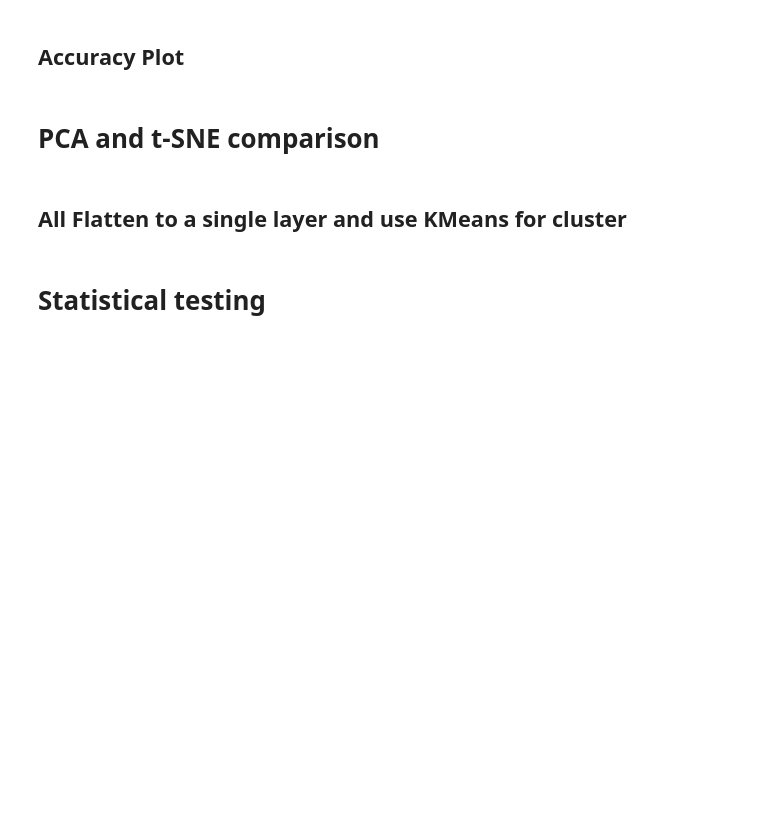
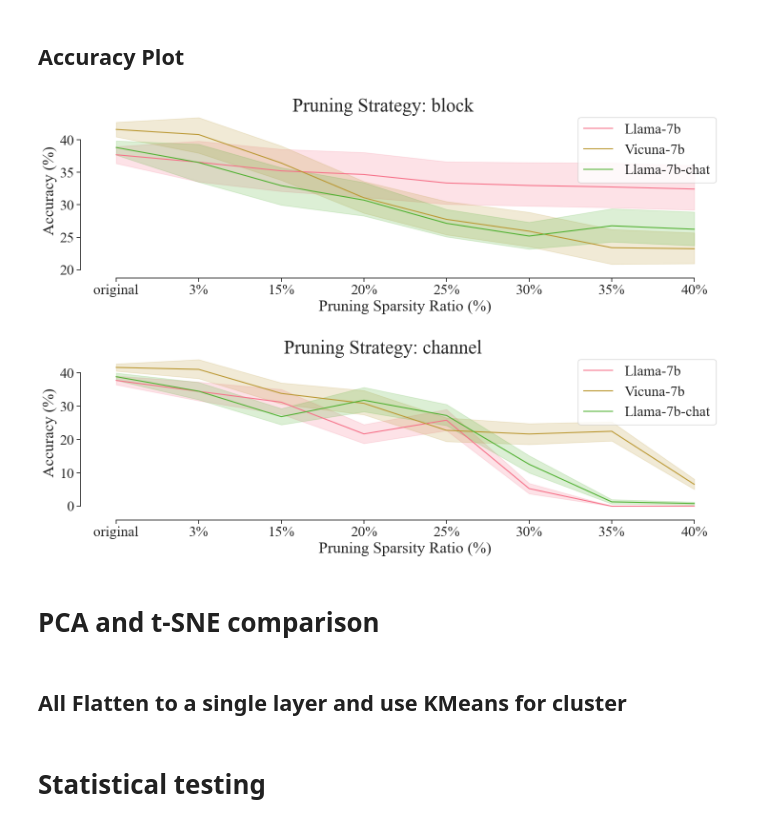
Before and after one commit to KBhandari11/LLMNeuron, a Jupyter notebook: getCommonDistribution.ipynb, the cells around one changed output. Saved outputs shown, nothing was run; the diff lists cells and outputs as text; code cells hidden in the pictures; blank space fills up the shorter version.

```diff
--- a/getCommonDistribution.ipynb
+++ b/getCommonDistribution.ipynb
@@ -127,7 +127,15 @@ community_dict = get_community_dict(dataset_list, dataset_community)
 # %%
 import pandas as pd
 import seaborn as sns
+from matplotlib import rc
 
+# Set font to Times New Roman
+rc('font', **{'family': 'serif', 'serif': ['Times New Roman'], 'size': 30})
+rc('text', usetex=False)
+import matplotlib as mpl
+mpl.rcParams['font.family'] = 'serif'
+mpl.rcParams['font.serif'] = ['Times New Roman']
+sns.set(font="'Times New Roman'")
 def plot_accuracy(distribution_list,original_distribution_list,models_list,pruner_style="block", ratio_list=["15"]):
     data = {"Accuracy":[] ,"model":[], "ratio":[]}
     data["Accuracy"] = []
@@ -155,7 +163,7 @@ def plot_accuracy(distribution_list,original_distribution_list,models_list,prune
     data = pd.DataFrame.from_dict(data)
     plt.figure(figsize=(15,5))
     #sns.set_theme(style="ticks", palette="pastel")
-    sns.set_theme(style="ticks", palette="husl")
+    sns.set_theme(style="ticks", palette="husl",font='Times New Roman',font_scale=2,color_codes='b')
     #sns.boxplot(x="model", y="accuracy", hue="ratio",hue_order=["original"]+[f"{pruner_ratio}%" for pruner_ratio in ratio_list],data=data, width=.5)
     #sns.boxplot(x="ratio", y="accuracy", hue="model",hue_order=models_list ,data=data, width=.5)
     g =sns.lineplot(x="ratio", y="Accuracy", hue="model",hue_order=models_list ,data=data)
@@ -180,33 +188,36 @@ def plot_acc_based_community(distribution,original_distribution,plot_title,prune
             if pruner_ratio not in distribution[pruner_style].keys():
                 continue
             for node in cluster_dataset_list[comm]:
                 node= node.split("/")[-1]
                 pruned_acc = distribution[pruner_style][pruner_ratio][node]["Accuracy"][-1]
                 data["accuracy"].append(pruned_acc)
                 data["ratio"].append(f"{pruner_ratio}%" )
                 data["cognitive category"].append(f"{comm_idx}")
                 if idx == 0:
                     org_comm_acc = (original_distribution[node][-1])
                     data["accuracy"].append(org_comm_acc)
                     data["ratio"].append("original")
                     data["cognitive category"].append(f"{comm_idx}")
     data = pd.DataFrame.from_dict(data)
     plt.figure(figsize=(10,5))
     sns.set_theme(style="ticks", palette="pastel")
     g = sns.boxplot(x="cognitive category", y="accuracy", hue="ratio",hue_order=["original"]+[f"{pruner_ratio}%" for pruner_ratio in ratio_list],data=data, width=.5)
     g.legend_.set_title(None)
     sns.despine(offset=10, trim=True)
 
     plt.suptitle(f"Model: {plot_title} | Pruning Strategy: {pruner_style}")
     plt.show()
 #plot_acc_based_community(llama_distribution,llama_original,plot_title = "Llama-7b", pruner_style="block", ratio_list=["3","15","20","25","30","35","40"])
 #plot_acc_based_community(vicuna_distribution,vicuna_original,plot_title = "Vicuna-7b",pruner_style="block", ratio_list=["3","15","20","25","30","35","40"])
 #plot_acc_based_community(llama_chat_distribution,llama_chat_original,plot_title = "Llama-7b-chat",pruner_style="block", ratio_list=["3","15","20","25","30","35","40"])
 distribution_list= [llama_distribution,vicuna_distribution,llama_chat_distribution]
 original_distribution_list= [llama_original,vicuna_original,llama_chat_original]
 models_list=["Llama-7b","Vicuna-7b", "Llama-7b-chat"]
 plot_accuracy(distribution_list,original_distribution_list,models_list,pruner_style="block",ratio_list=["3","15","20","25","30","35","40"])
 plot_accuracy(distribution_list,original_distribution_list,models_list,pruner_style="channel",ratio_list=["3","15","20","25","30","35","40"])
+# %% [output]
+[figure, added]
+[figure, added]
 # %% [markdown]
 # PCA and t-SNE comparison
 # %% [markdown]
```
Also changed, not shown: 35 other files.
